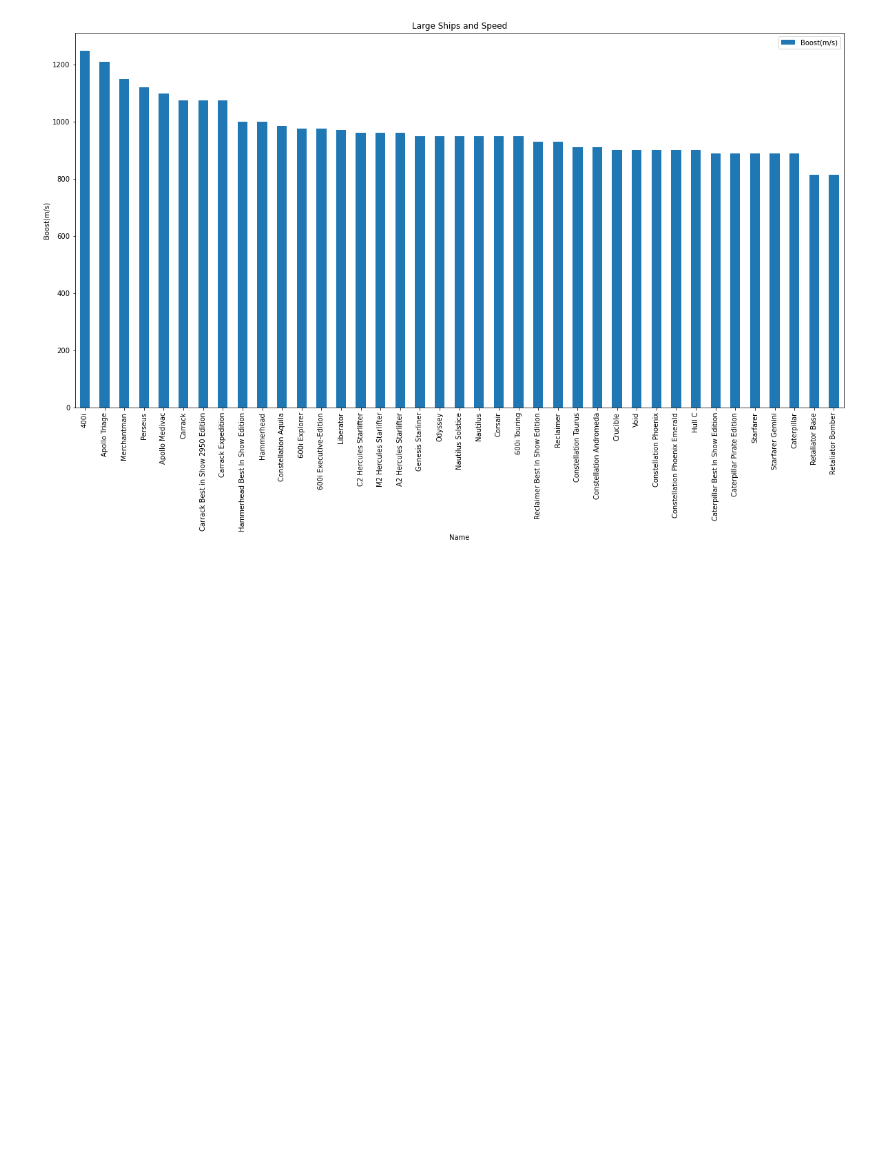
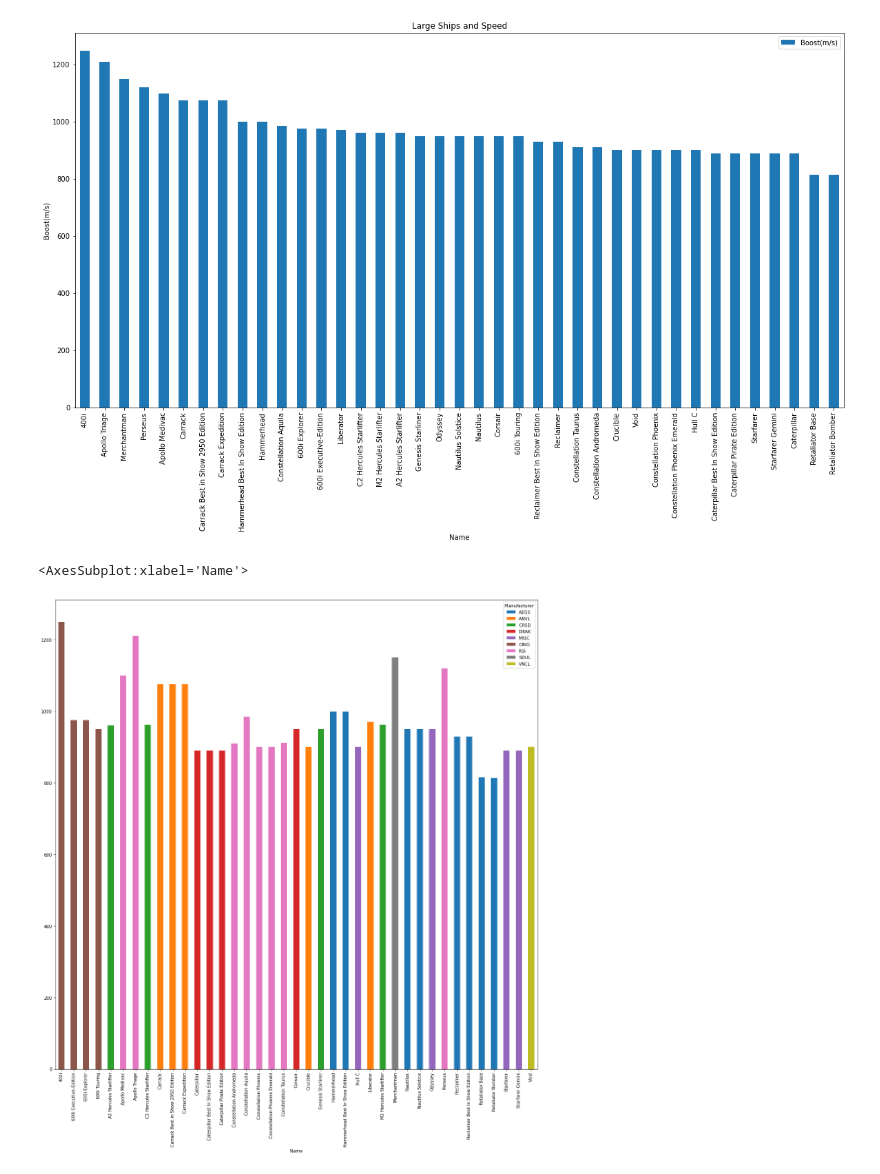
Before and after one commit to DINHC/starcitizen, a Jupyter notebook: stargraph.ipynb, the cells around one changed output. Cells and saved outputs as stored; diff of their text form; code cells hidden in the pictures; blank space fills up the shorter version.

Commit message:
Made a new graph but stuck on sort values due to sort values not working with duplicate boost speed for different ships

```diff
--- a/stargraph.ipynb
+++ b/stargraph.ipynb
@@ -214,6 +218,22 @@ plt.title("Large Ships and Speed")
 plt.show()
 # %% [output]
 [figure]
+# %%
+#s1 = starlarge.sort_values(by="Boost(m/s)",ascending=False)
+
+
+#s1 = starlarge.pivot_table(index='Name', columns='Manufacturer', values="Boost(m/s)",
+#                aggfunc='sum', fill_value=0).sort_values(by=["Boost(m/s)"],ascending=False, axis=1).plot.bar(figsize=(20,20),stacked=True)
+#s1 = starlarge.groupby('Manufacturer').sum().sort_values(by='Boost(m/s)',ascending=False).index
+sun = starlarge.pivot(index='Name', columns='Manufacturer', values='Boost(m/s)').plot.bar(figsize=(20,20),stacked=True)
+
+
+#moon = sun.sort_values(by='Boost(m/s)', ascending=False)
+
+sun
+# %% [output]
+<AxesSubplot:xlabel='Name'>
+[figure, added]
 # %%
 #The 3 fastest ships in terms of combat speed are Carrack (including variants), Apollo Triage, and Merchantman
 #The 3 slowest ships in terms of combat speed are Odyssey, Void, and Starfarer Gemini
```
Also changed, not shown: parts of 14 cells of this notebook.
